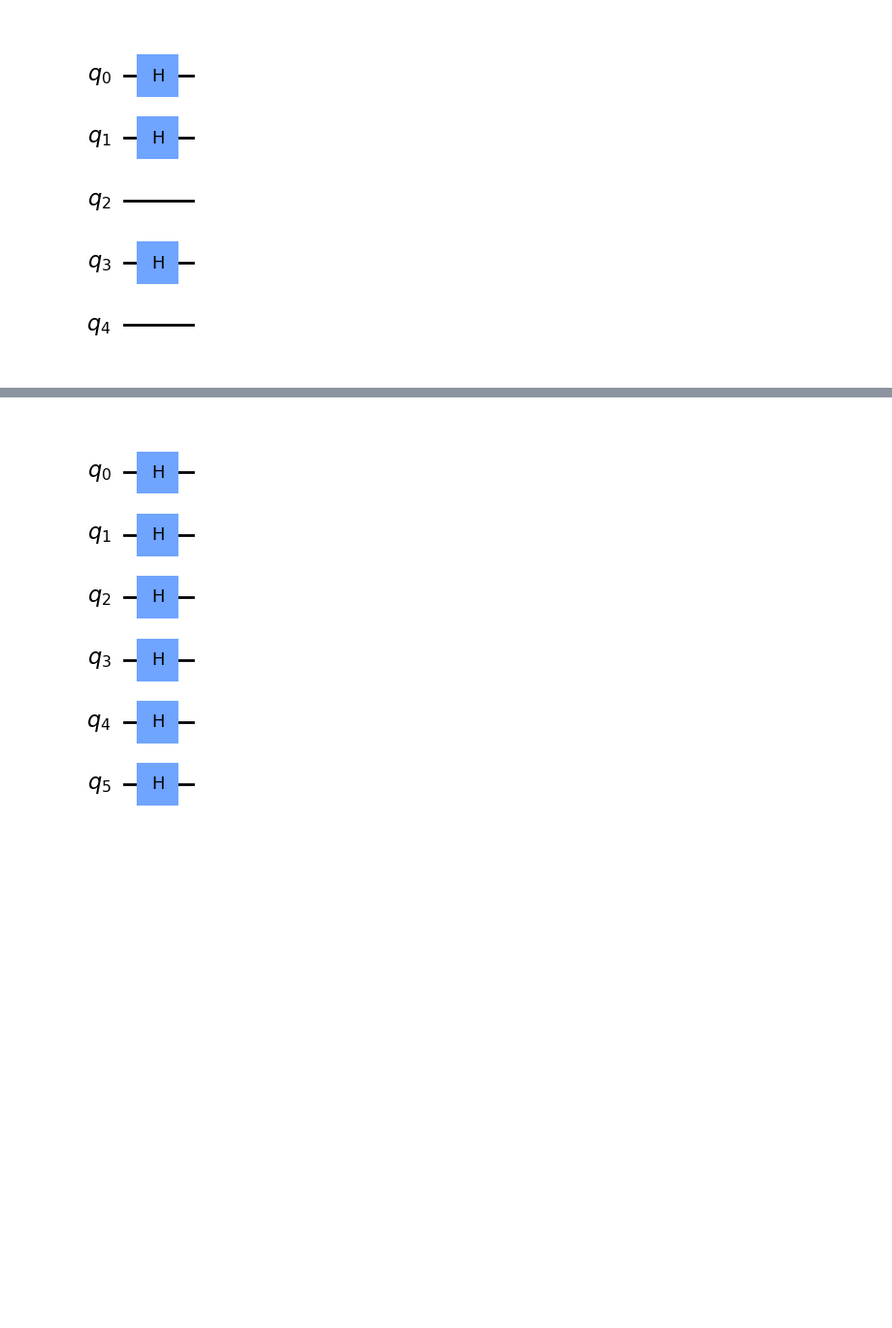
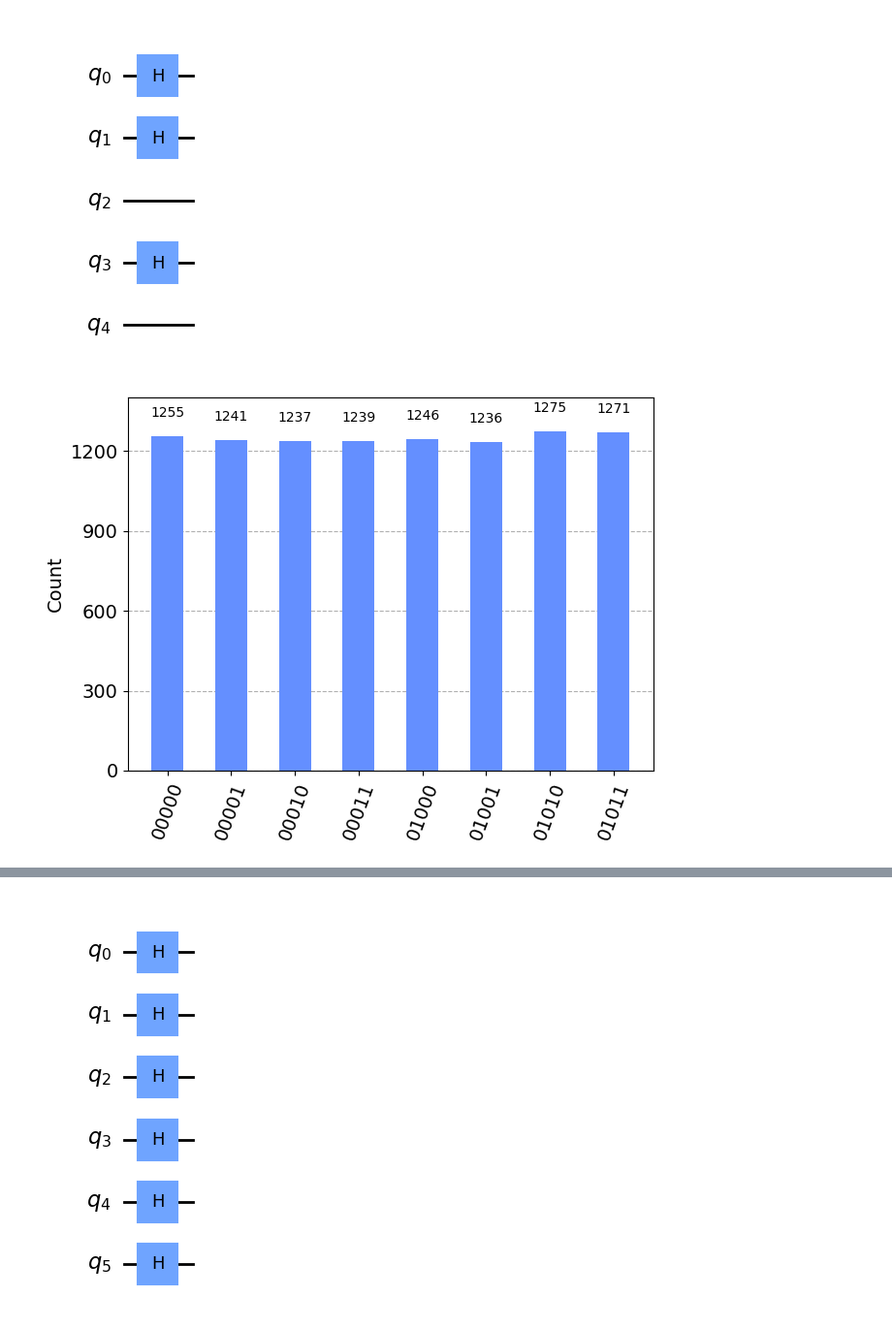
Before and after one commit to lbwei1016/QSVT-implementation, a Jupyter notebook: qsvt-aa.ipynb, the cells around one changed output, grey strips where cells are left out. Shown: that part at 97% size. Drawn from its saved outputs; the diff is of its cells as text; code cells hidden in the pictures; blank space fills up the shorter version.

Commit message:
run_simulation in qvst-aa.ipynb

```diff
--- a/qsvt-aa.ipynb
+++ b/qsvt-aa.ipynb
@@ -83,6 +87,23 @@ from qiskit.quantum_info import Operator, Statevector
 import numpy as np
 
 from qsvt.algorithms import amplitude_amplification
+# %%
+def run_simulation(qc: QuantumCircuit, positions: list):
+    cr = ClassicalRegister(len(positions))
+    qc.add_register(cr)
+    qc.measure(positions, cr)
+    sim = AerSimulator()
+    transpiled_circuit = transpile(qc, sim)
+
+    # run job
+    shots = 10000
+    job = sim.run(transpiled_circuit, shots=shots, dynamic=True)
+
+    # Get the results and display them
+    exp_result = job.result()
+    exp_counts = exp_result.get_counts()
+    # plot_histogram(exp_counts)
+    return exp_counts
 # %%
 n = 5
 circ = QuantumCircuit(n)
@@ -94,6 +115,11 @@ circ.h(initialzing_positions)
 circ.draw('mpl')
 # %% [output]
 [figure]
+# %%
+exp_counts = run_simulation(circ.copy(), positions)
+plot_histogram(exp_counts)
+# %% [output]
+[figure, added]
 # %%
 qc = amplitude_amplification(circ, search_state, positions, 'AA')
 # qc = amplitude_amplification(circ, search_state, positions, 'sign')
```
Also changed, not shown: parts of 10 cells of this notebook, 1 other file.
